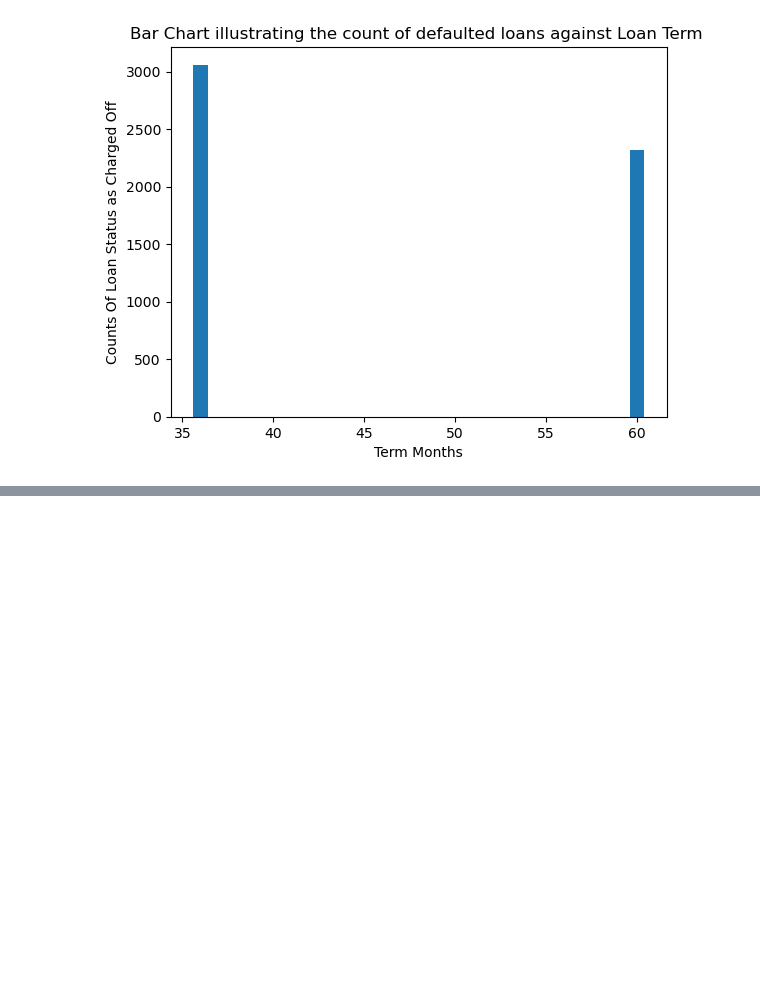
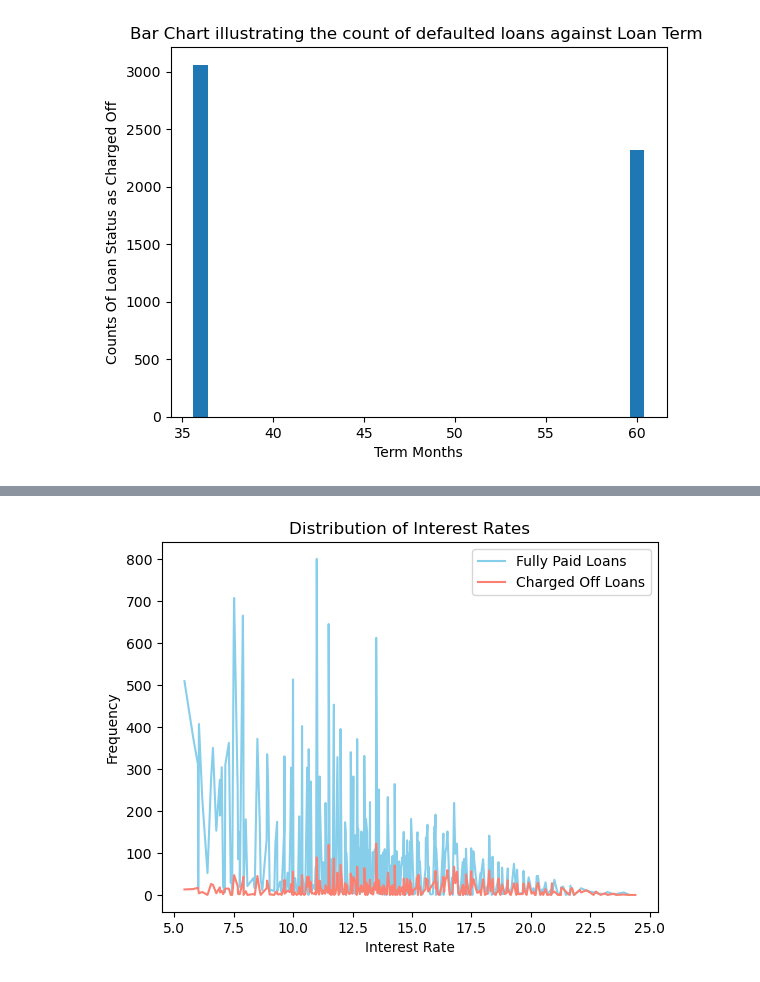
Before and after one commit to ashandish/Lending_Club_Case_Study, a Jupyter notebook: Ashish_Kumar_Sharma.ipynb, the cells around one changed output, grey strips where cells are left out. Cells and saved outputs as stored; diff of their text form; code cells hidden in the pictures; blank space fills up the shorter version.

```diff
--- a/Ashish_Kumar_Sharma.ipynb
+++ b/Ashish_Kumar_Sharma.ipynb
@@ -285,0 +359,31 @@ plt.show()
+# %%
+#Draw the Distribution of Interest Rates for Charged Off Loans and Fully Paid loans . Ignore the loans with Status as Current
+import pandas as pd
+import matplotlib.pyplot as plt
+
+df2 = pd.read_csv("C:\\Users\\riyan\\Downloads\\Case Study\\loan\\modified6_loan.csv")
+df2_loan_status_Fully_Paid = df2[df2['loan_status'] == 'Fully Paid']
+df2_loan_status_charged_off = df2[df2['loan_status'] == 'Charged Off']
+
+# Calculate the value counts for interest rates
+Fully_Paid_loans_counts = df2_loan_status_Fully_Paid['int_rate_percent'].value_counts().sort_index()
+charged_off_counts = df2_loan_status_charged_off['int_rate_percent'].value_counts().sort_index()
+
+# Plot line chart for Fully Paid loans
+plt.plot(Fully_Paid_loans_counts.index, Fully_Paid_loans_counts.values, label='Fully Paid Loans', color='skyblue')
+
+# Plot line chart for charged-off loans
+plt.plot(charged_off_counts.index, charged_off_counts.values, label='Charged Off Loans', color='salmon')
+
+
+# Add labels and title
+plt.xlabel('Interest Rate')
+plt.ylabel('Frequency')
+plt.title('Distribution of Interest Rates')
+plt.legend()
+
+# Show the plot
+plt.show()
+#Conclusion: No conclusion can be drawn. Interest Rates are not a strong indicator of loan defaults
+# %% [output]
+[figure, added]
```
Also changed, not shown: parts of 3 cells of this notebook.
